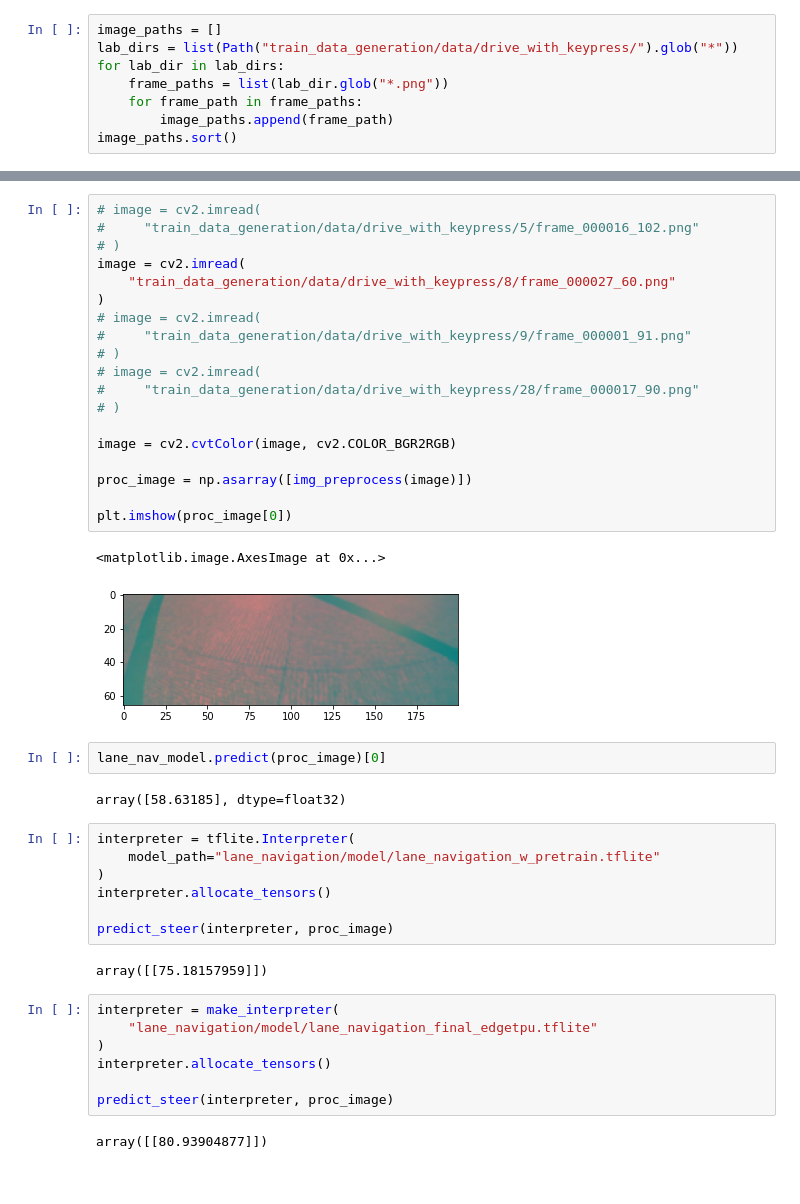
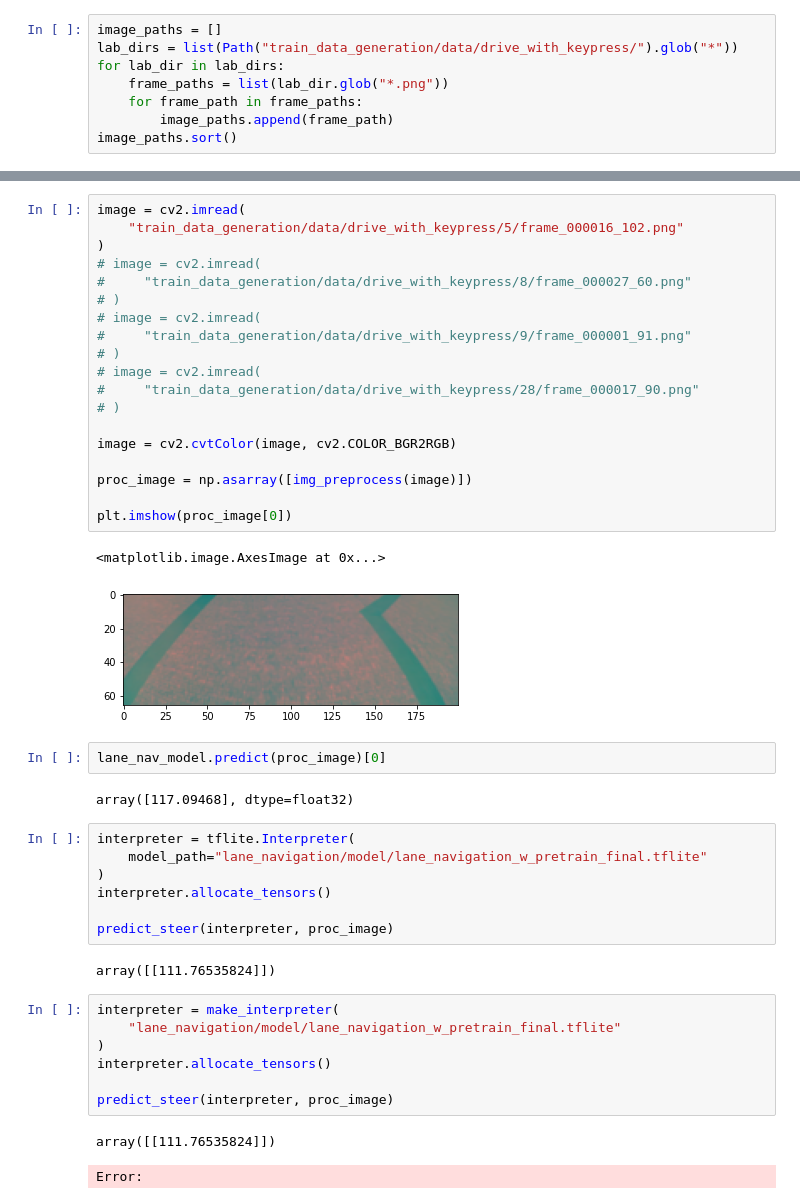
Before and after one commit to HanChangHun/DeepPiCar, a Jupyter notebook: convert_model/convert_lane_nav_model.ipynb, the cells around one changed output, grey strips where cells are left out. Saved outputs shown, nothing was run; the diff lists cells and outputs as text.

```diff
--- a/convert_model/convert_lane_nav_model.ipynb
+++ b/convert_model/convert_lane_nav_model.ipynb
@@ -139,44 +125,45 @@ WARNING:absl:Buffer deduplication procedure will be skipped when flatbuffer libr
 # %%
+image = cv2.imread(
+    "train_data_generation/data/drive_with_keypress/5/frame_000016_102.png"
+)
 # image = cv2.imread(
-#     "train_data_generation/data/drive_with_keypress/5/frame_000016_102.png"
+#     "train_data_generation/data/drive_with_keypress/8/frame_000027_60.png"
 # )
-image = cv2.imread(
-    "train_data_generation/data/drive_with_keypress/8/frame_000027_60.png"
-)
 # image = cv2.imread(
 #     "train_data_generation/data/drive_with_keypress/9/frame_000001_91.png"
 # )
 # image = cv2.imread(
 #     "train_data_generation/data/drive_with_keypress/28/frame_000017_90.png"
 # )
 
 image = cv2.cvtColor(image, cv2.COLOR_BGR2RGB)
 
 proc_image = np.asarray([img_preprocess(image)])
 
 plt.imshow(proc_image[0])
 # %% [output]
 <matplotlib.image.AxesImage at 0x...>
-[figure, old version]
+[figure, new version]
 # %%
 lane_nav_model.predict(proc_image)[0]
 # %% [output]
-array([58.63185], dtype=float32)
+array([117.09468], dtype=float32)
 # %%
 interpreter = tflite.Interpreter(
-    model_path="lane_navigation/model/lane_navigation_w_pretrain.tflite"
+    model_path="lane_navigation/model/lane_navigation_w_pretrain_final.tflite"
 )
 interpreter.allocate_tensors()
 
 predict_steer(interpreter, proc_image)
 # %% [output]
-array([[75.18157959]])
+array([[111.76535824]])
 # %%
 interpreter = make_interpreter(
-    "lane_navigation/model/lane_navigation_final_edgetpu.tflite"
+    "lane_navigation/model/lane_navigation_w_pretrain_final.tflite"
 )
 interpreter.allocate_tensors()
 
 predict_steer(interpreter, proc_image)
 # %% [output]
-array([[80.93904877]])
+array([[111.76535824]])
+Error:
```
Also changed, not shown: parts of 2 cells of this notebook, 6 other files.
